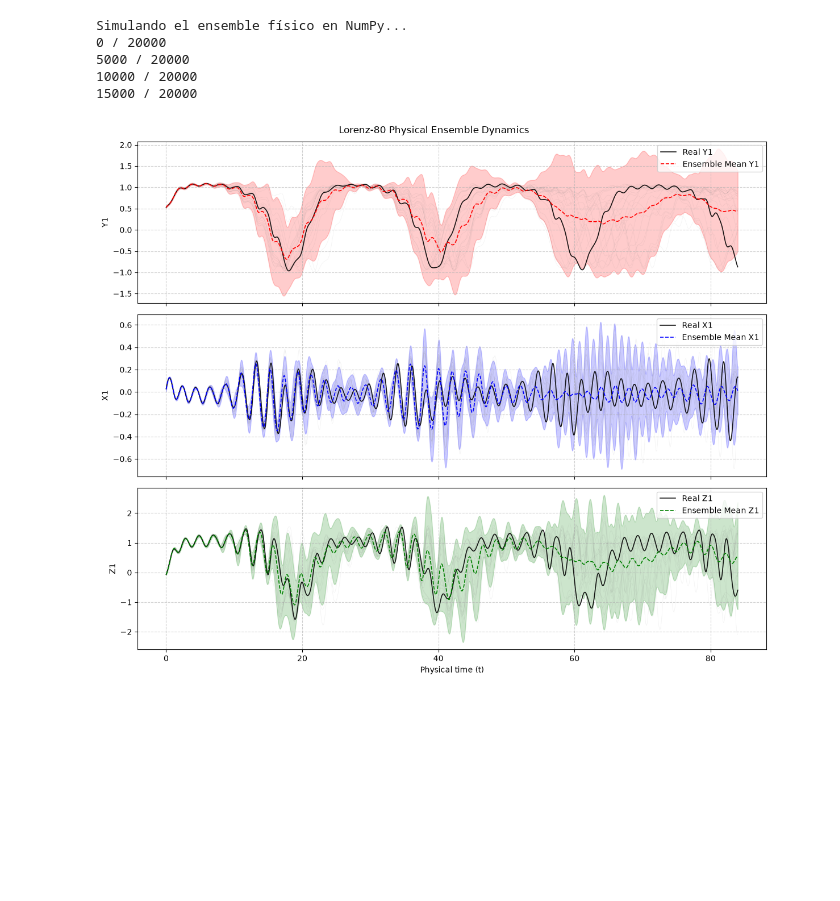
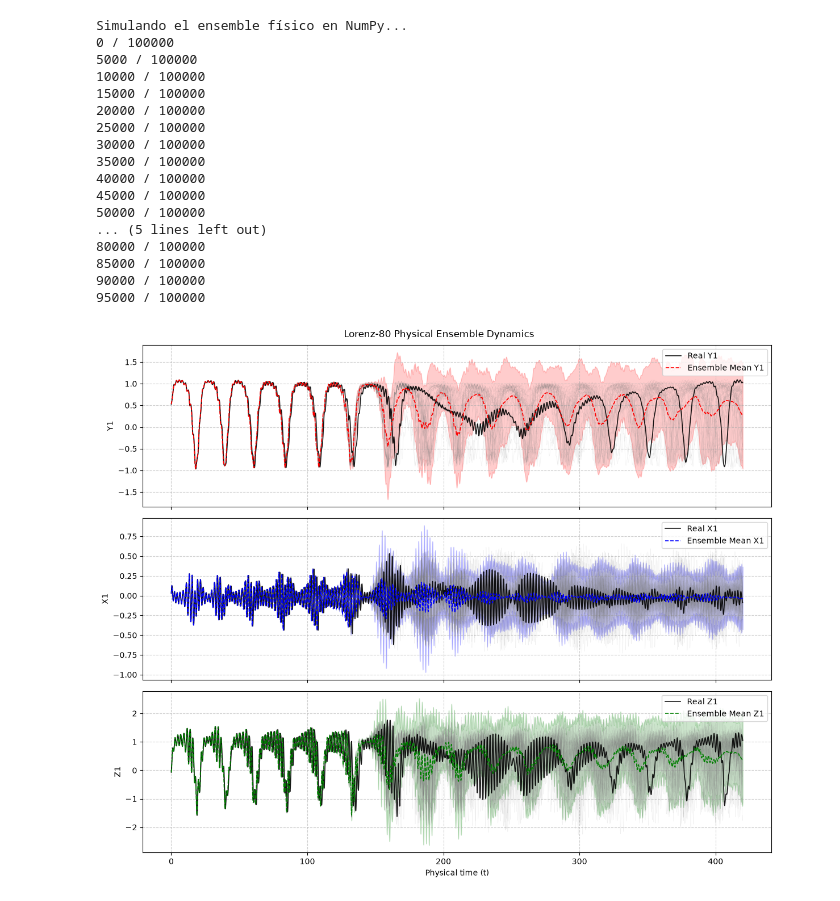
Before and after one commit to sparram/closure_lorenz_80, a Jupyter notebook: notebooks/sim_lorenz_80.ipynb, the cells around one changed output. Saved outputs shown, nothing was run; the diff lists cells and outputs as text; code cells hidden in the pictures; blank space fills up the shorter version.

```diff
--- a/notebooks/sim_lorenz_80.ipynb
+++ b/notebooks/sim_lorenz_80.ipynb
@@ -53,8 +53,8 @@ def rk4_step_numpy(s, dt):
     return s + (dt / 6.0) * (k1 + 2.0 * k2 + 2.0 * k3 + k4)
 
 # 2. Configuración del Ensemble Físico
-M = 20          # 50 miembros en el ensemble
-N = 20000        # Pasos temporales
+M = 50          # 50 miembros en el ensemble
+N = 100000        # Pasos temporales
 dt = 4.2e-3
 start_idx = 5030476
 
@@ -63,7 +63,7 @@ s_base = raw_u[:, start_idx]
 
 # Perturbación minúscula para iniciar el efecto mariposa (1e-5)
 np.random.seed(37)
-initial_sigma_Y = 1e-2
+initial_sigma_Y = 1e-6
 s0_ensemble = s_base + np.random.randn(M, 9) * initial_sigma_Y
 
 # 3. Bucle de integración del ensemble físico
@@ -100,36 +100,48 @@ axes[0].grid(True, linestyle='--', alpha=0.6)
 # 2. Variable Rápida X1 (índice 0 en el vector de estado de 9 dimensiones)
 for m in range(M):
     axes[1].plot(t_axis, ensemble_traj[:, m, 0], color='gray', alpha=0.12, linewidth=0.4)
 mean_x1 = ensemble_traj[:, :, 0].mean(axis=1)
 std_x1 = ensemble_traj[:, :, 0].std(axis=1)
 axes[1].plot(t_axis, real_traj[:, 0], 'k-', label='Real X1', alpha=0.9, linewidth=1.2)
 axes[1].plot(t_axis, mean_x1, 'b--', label='Ensemble Mean X1', linewidth=1.2)
 axes[1].fill_between(t_axis, mean_x1 - 2 * std_x1, mean_x1 + 2 * std_x1, color='b', alpha=0.2)
 axes[1].set_ylabel('X1')
 axes[1].legend(loc='upper right')
 axes[1].grid(True, linestyle='--', alpha=0.6)
 
 # 3. Variable Rápida Z1 (índice 6 en el vector de estado de 9 dimensiones)
 for m in range(M):
     axes[2].plot(t_axis, ensemble_traj[:, m, 6], color='gray', alpha=0.12, linewidth=0.4)
 mean_z1 = ensemble_traj[:, :, 6].mean(axis=1)
 std_z1 = ensemble_traj[:, :, 6].std(axis=1)
 axes[2].plot(t_axis, real_traj[:, 6], 'k-', label='Real Z1', alpha=0.9, linewidth=1.2)
 axes[2].plot(t_axis, mean_z1, 'g--', label='Ensemble Mean Z1', linewidth=1.2)
 axes[2].fill_between(t_axis, mean_z1 - 2 * std_z1, mean_z1 + 2 * std_z1, color='g', alpha=0.2)
 axes[2].set_xlabel('Physical time (t)')
 axes[2].set_ylabel('Z1')
 axes[2].legend(loc='upper right')
 axes[2].grid(True, linestyle='--', alpha=0.6)
 
 plt.suptitle('Lorenz-80 Physical Ensemble Dynamics')
 plt.tight_layout()
-plt.savefig("../media/closed_loop/edo_model_dynamics.png")
+plt.savefig("../media/closed_loop/ode_model_dynamics.png")
 plt.show()
 # %% [output]
 Simulando el ensemble físico en NumPy...
-0 / 20000
-5000 / 20000
-10000 / 20000
-15000 / 20000
+0 / 100000
+5000 / 100000
+10000 / 100000
+15000 / 100000
+20000 / 100000
+25000 / 100000
+30000 / 100000
+35000 / 100000
+40000 / 100000
+45000 / 100000
+50000 / 100000
+... (5 lines left out)
+80000 / 100000
+85000 / 100000
+90000 / 100000
+95000 / 100000
-[figure, old version]
+[figure, new version]
```
Also changed, not shown: 42 other files.
